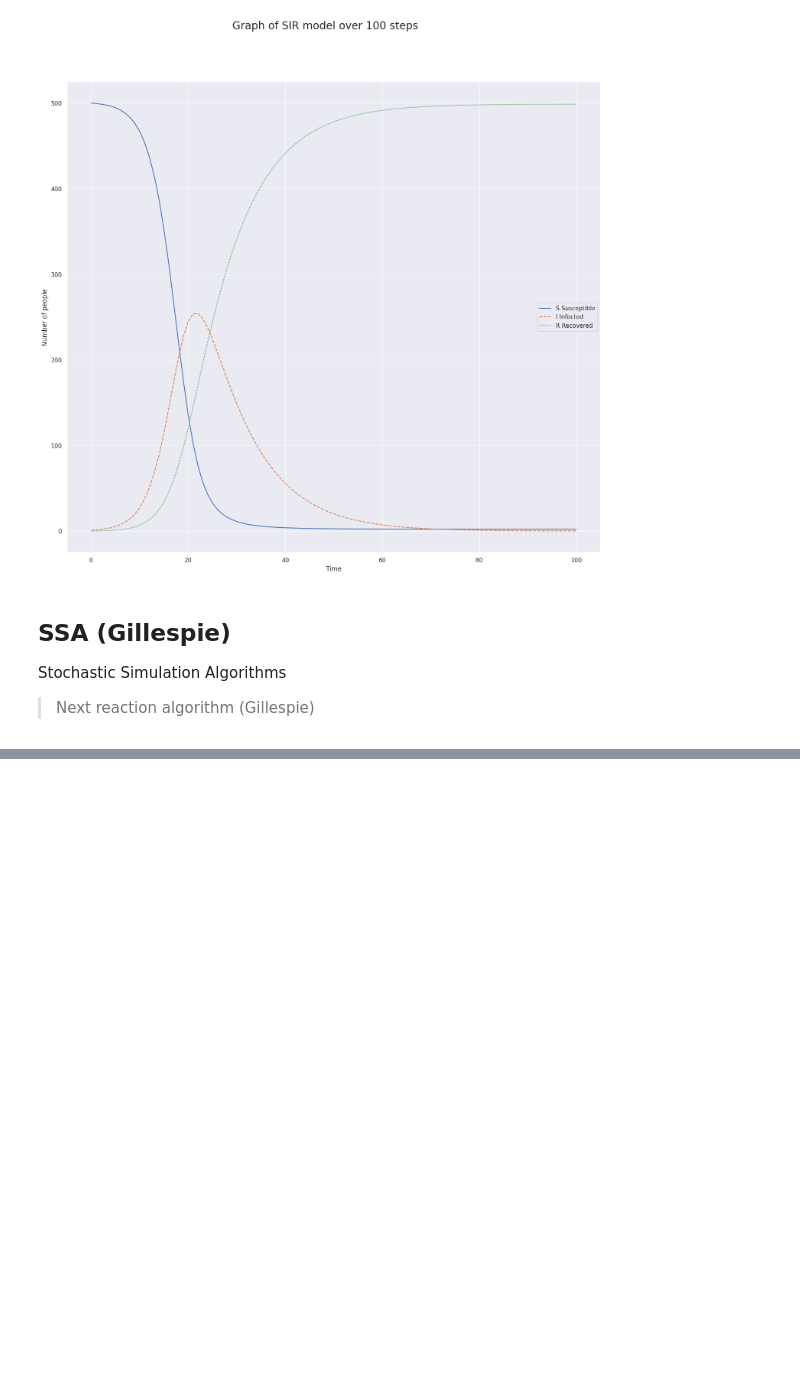
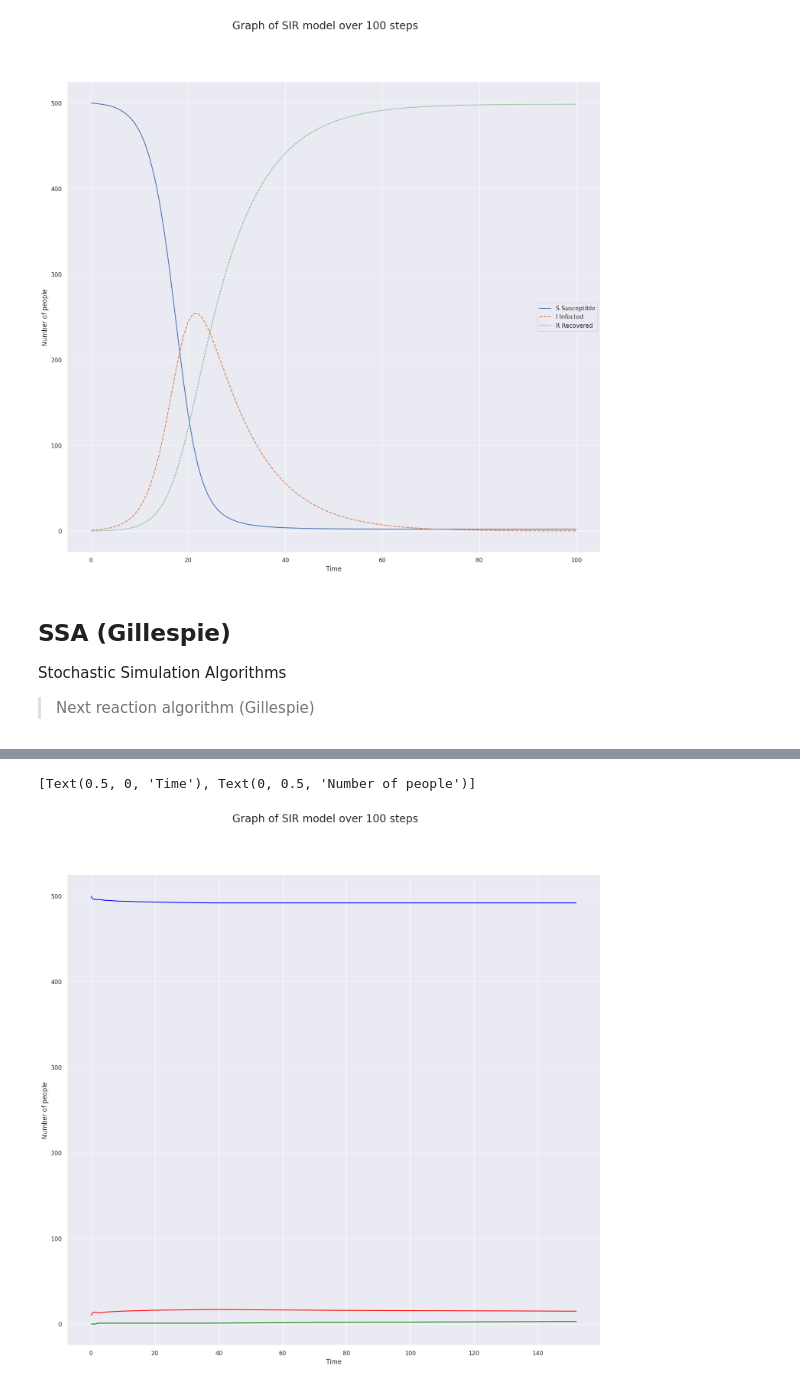
Before and after one commit to 0nyr/epidemic_sim, a Jupyter notebook: src/sim.ipynb, the cells around one changed output, grey strips where cells are left out. Cells and saved outputs as stored; diff of their text form; code cells hidden in the pictures; blank space fills up the shorter version.

```diff
--- a/src/sim.ipynb
+++ b/src/sim.ipynb
@@ -84,0 +102,13 @@ Stochastic Simulation Algorithms
+# %%
+# next reaction (Gillespie) simulation of a SIR epidemic model
+import numpy as np
+import pandas as pd
+from IPython.display import display
+
+# create df with columns for S, I, R
+df = pd.DataFrame(columns=['time', 'S', 'I', 'R'])
+
+# initial conditions
+# add a row to df with initial conditions
+df.loc[len(df.index)] = [0, 500, 10, 0]
+display(df.head(5))
@@ -84,0 +195,19 @@ Stochastic Simulation Algorithms
+# %%
+# plot results
+import matplotlib.pyplot as plt
+import seaborn as sns
+sns.set()
+
+fig, ax = plt.subplots(1, 1, figsize=(18,16))
+fig.suptitle(f"Graph of SIR model over {nb_steps} steps", fontsize=20)
+
+# plot with x axis as time
+g = sns.lineplot(data=df, ax=ax, x='time', y='S', color='blue')
+g = sns.lineplot(data=df, ax=ax, x='time', y='I', color='red')
+g = sns.lineplot(data=df, ax=ax, x='time', y='R', color='green')
+g.set(xlabel="Time", ylabel="Number of people")
+
+# legend setting
+# %% [output]
+[Text(0.5, 0, 'Time'), Text(0, 0.5, 'Number of people')]
+[figure, added]
```
Also changed, not shown: parts of 3 cells of this notebook.
